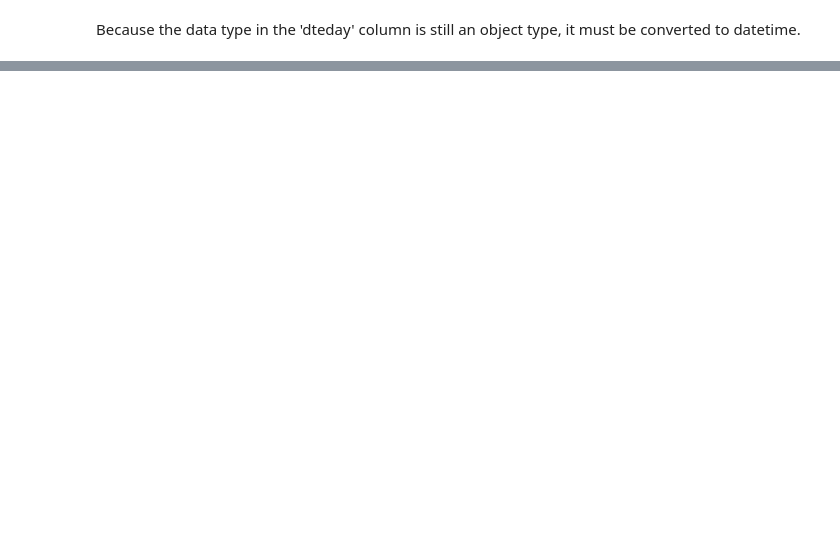
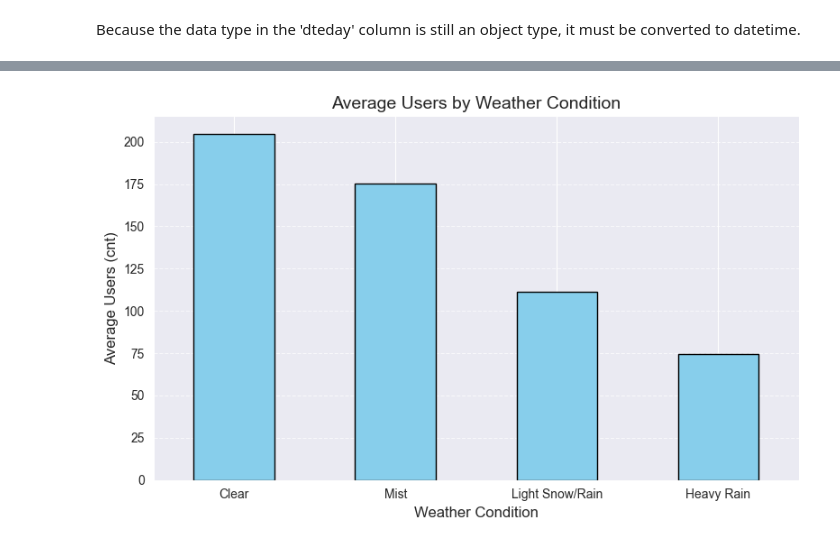
Before and after one commit to fikrifaizz/Bike-Sharing-Dataset---Data-Analysis, a Jupyter notebook: work.ipynb, the cells around one changed output, grey strips where cells are left out. Drawn from its saved outputs; the diff is of its cells as text; code cells hidden in the pictures; blank space fills up the shorter version.

```diff
--- a/work.ipynb
+++ b/work.ipynb
@@ -348,0 +310,4 @@ data_hour.corr()
+# %%
+weather_analysis = data_hour.groupby(by='weathersit').agg({'cnt': ['mean', 'count']})
+weather_analysis.columns = ['Average Users (cnt)', 'Total Records']
+weather_analysis
@@ -348,0 +321,12 @@ data_hour.corr()
+# %%
+plt.figure(figsize=(8, 5))
+weather_analysis['Average Users (cnt)'].plot(kind='bar', color='skyblue', edgecolor='black')
+plt.title('Average Users by Weather Condition', fontsize=14)
+plt.xlabel('Weather Condition', fontsize=12)
+plt.ylabel('Average Users (cnt)', fontsize=12)
+plt.xticks(ticks=range(len(weather_analysis)), labels=['Clear', 'Mist', 'Light Snow/Rain', 'Heavy Rain'], rotation=0)
+plt.grid(axis='y', linestyle='--', alpha=0.7)
+plt.tight_layout()
+plt.show()
+# %% [output]
+[figure, added]
```
Also changed, not shown: parts of 22 cells of this notebook.
